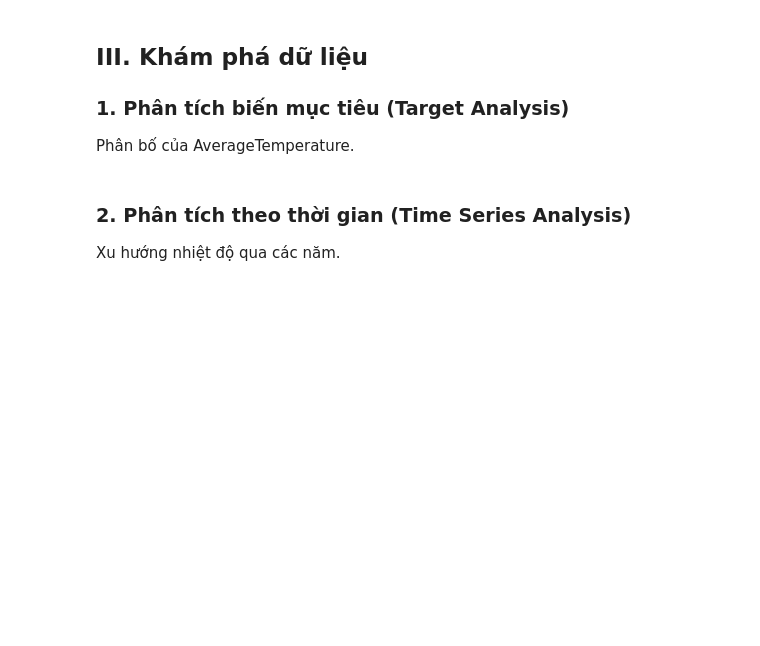
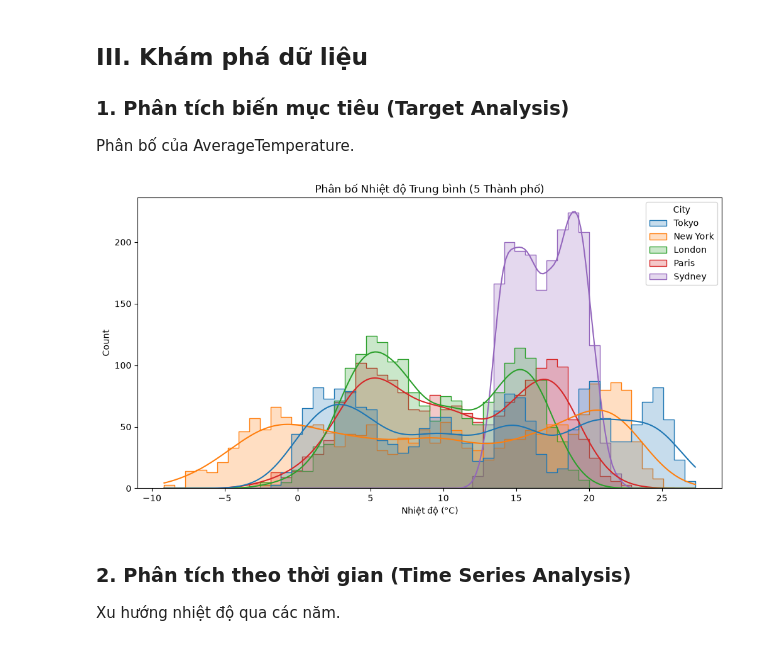
Before and after one commit to mkhoi17112007-create/Global-Climate-Change, a Jupyter notebook: notebooks/04_eda_visualization.ipynb, the cells around one changed output. Saved outputs shown, nothing was run; the diff lists cells and outputs as text; code cells hidden in the pictures; blank space fills up the shorter version.

```diff
--- a/notebooks/04_eda_visualization.ipynb
+++ b/notebooks/04_eda_visualization.ipynb
@@ -10,7 +10,16 @@ import pandas as pd
 import matplotlib.pyplot as plt
 import seaborn as sns
 
-# Đọc dữ liệu đã clean
-# city_df = pd.read_sql("SELECT * FROM tokyo_cleaned", engine)
-city_df = pd.read_csv('../data/processed/tokyo_cleaned.csv', index_col='dt', parse_dates=True)
+import warnings
+warnings.filterwarnings('ignore')
+
+print("Đang nạp dữ liệu 5 thành phố...")
+
+# Tuyệt chiêu: Ép Pandas lấy thẳng cột đầu tiên làm Index và tự động nhận diện thời gian
+city_df = pd.read_csv('../data/processed/top5_cities_cleaned.csv', index_col=0, parse_dates=True)
+
+# Đặt lại tên cho index là 'dt' để các ô vẽ biểu đồ bên dưới (dùng city_df.index.month) không bị ngợp
+city_df.index.name = 'dt'
+
+print(f"Kích thước dữ liệu: {city_df.shape}")
 print(city_df.head())
@@ -19,11 +46,14 @@ print(city_df.head())
 ### 1. Phân tích biến mục tiêu (Target Analysis)
 Phân bố của AverageTemperature.
 # %%
-plt.figure(figsize=(8,5))
-sns.histplot(city_df['AverageTemperature'], bins=50, kde=True)
-plt.title('Phân bố Nhiệt độ Trung bình (Tokyo)')
+plt.figure(figsize=(12, 6))
+# Dùng hue='City' để vẽ 5 màu cho 5 thành phố
+sns.histplot(data=city_df, x='AverageTemperature', hue='City', bins=50, kde=True, element="step")
+plt.title('Phân bố Nhiệt độ Trung bình (5 Thành phố)')
 plt.xlabel('Nhiệt độ (°C)')
 plt.show()
+# %% [output]
+[figure, added]
 # %% [markdown]
 ### 2. Phân tích theo thời gian (Time Series Analysis)
 Xu hướng nhiệt độ qua các năm.
```
Also changed, not shown: parts of 3 cells of this notebook, 8 other files.
